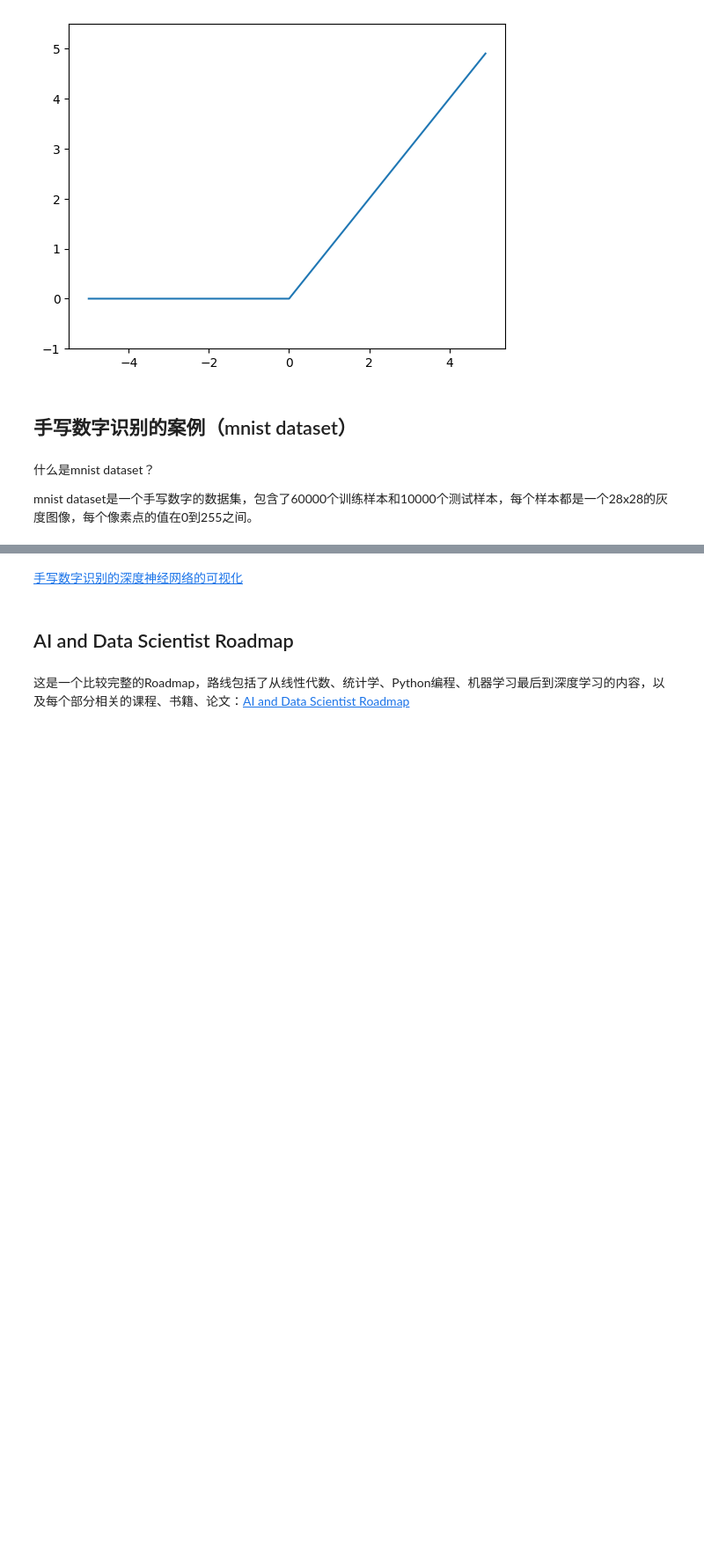
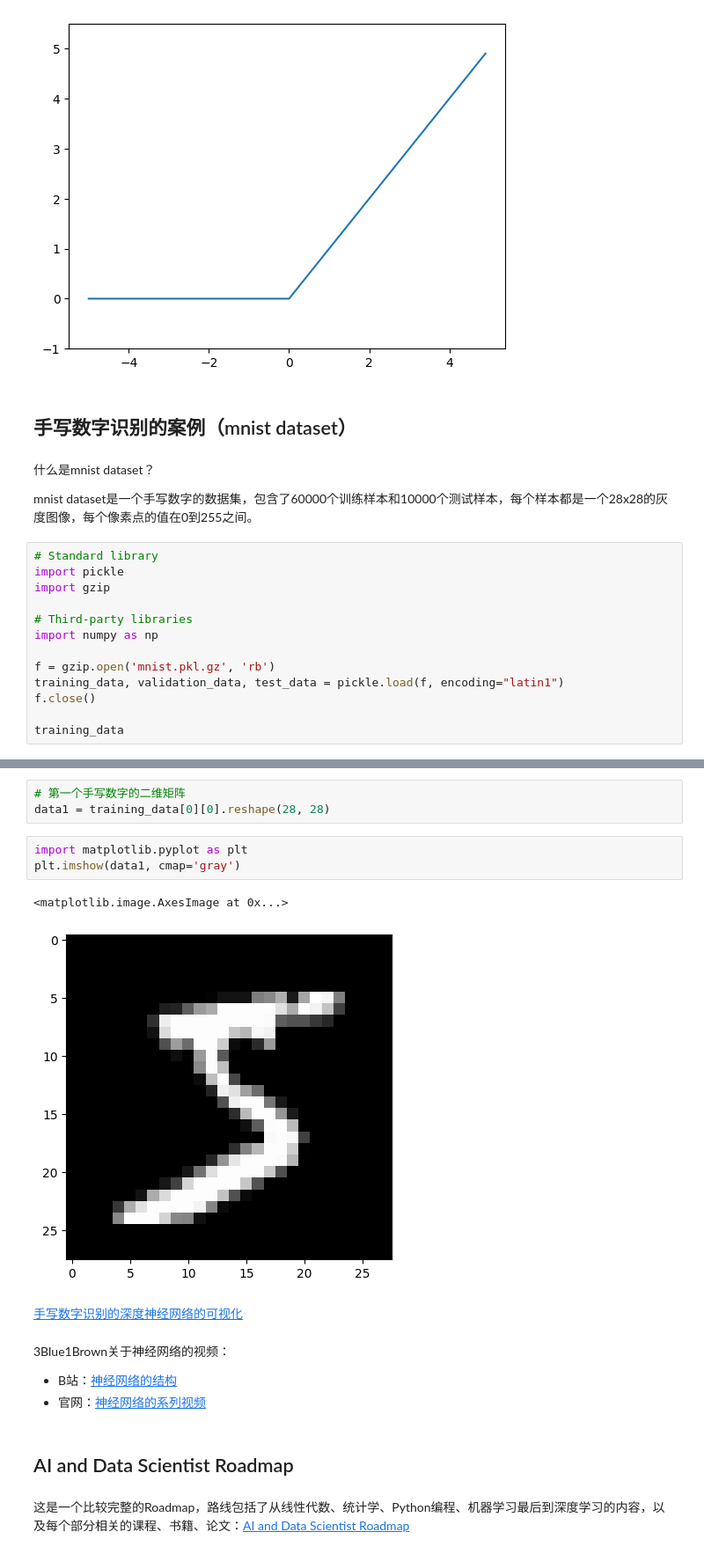
Before and after one commit to zhoujing204/python_course, a Jupyter notebook: src/16-AI/16-AI.ipynb, the cells around one changed output, grey strips where cells are left out. Shown at 88% size. Drawn from its saved outputs; the diff is of its cells as text; blank space fills up the shorter version.

```diff
--- a/src/16-AI/16-AI.ipynb
+++ b/src/16-AI/16-AI.ipynb
@@ -90,3 +90,16 @@ plt.show()
 什么是mnist dataset？
 
 mnist dataset是一个手写数字的数据集，包含了60000个训练样本和10000个测试样本，每个样本都是一个28x28的灰度图像，每个像素点的值在0到255之间。
+# %%
+# Standard library
+import pickle
+import gzip
+
+# Third-party libraries
+import numpy as np
+
+f = gzip.open('mnist.pkl.gz', 'rb')
+training_data, validation_data, test_data = pickle.load(f, encoding="latin1")
+f.close()
+
+training_data
@@ -93,5 +125,19 @@ mnist dataset是一个手写数字的数据集，包含了60000个训练样本
+# %%
+# 第一个手写数字的二维矩阵
+data1 = training_data[0][0].reshape(28, 28)
+# %%
+import matplotlib.pyplot as plt
+plt.imshow(data1, cmap='gray')
+# %% [output]
+<matplotlib.image.AxesImage at 0x...>
+[figure, added]
 # %% [markdown]
 [手写数字识别的深度神经网络的可视化](https://adamharley.com/nn_vis/)
+# %% [markdown]
+3Blue1Brown关于神经网络的视频：
+
+- B站：[神经网络的结构](https://www.bilibili.com/video/BV1bx411M7Zx/?vd_source=fcb244788c384f6ac111b4d9d46105e2)
+- 官网：[神经网络的系列视频](https://www.3blue1brown.com/topics/neural-networks)
 # %% [markdown]
 ## AI and Data Scientist Roadmap
 # %% [markdown]
```
Also changed, not shown: parts of 2 cells of this notebook, 1 other file.
